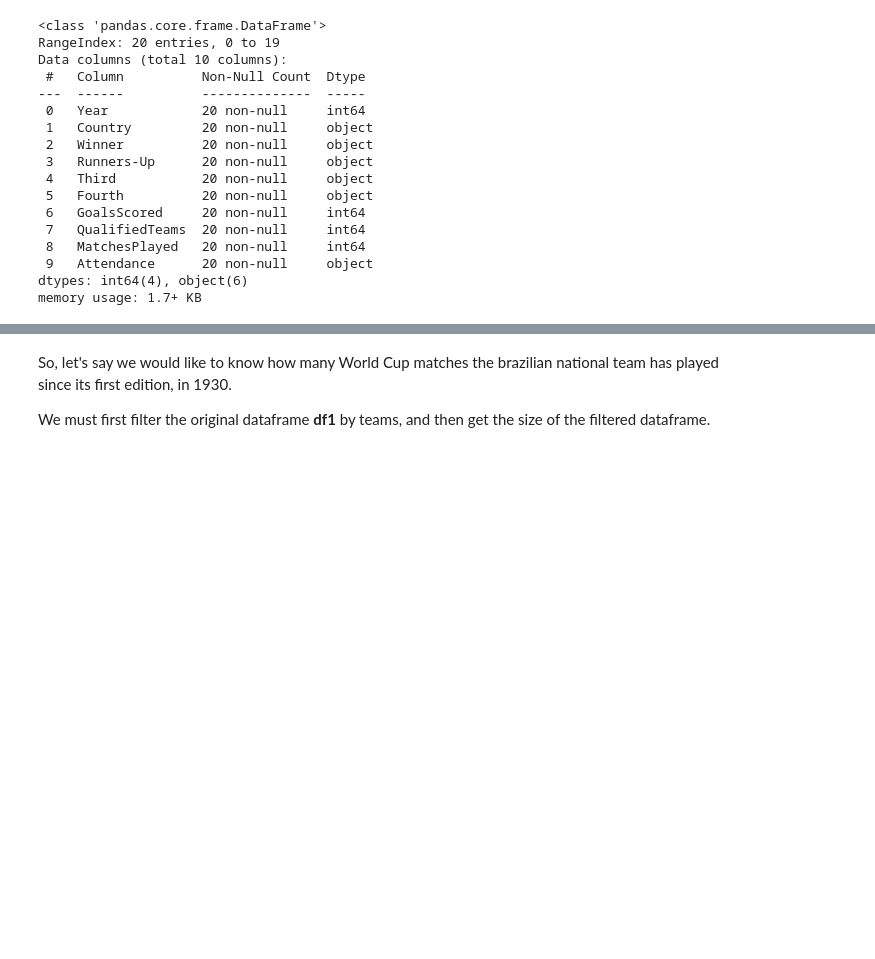
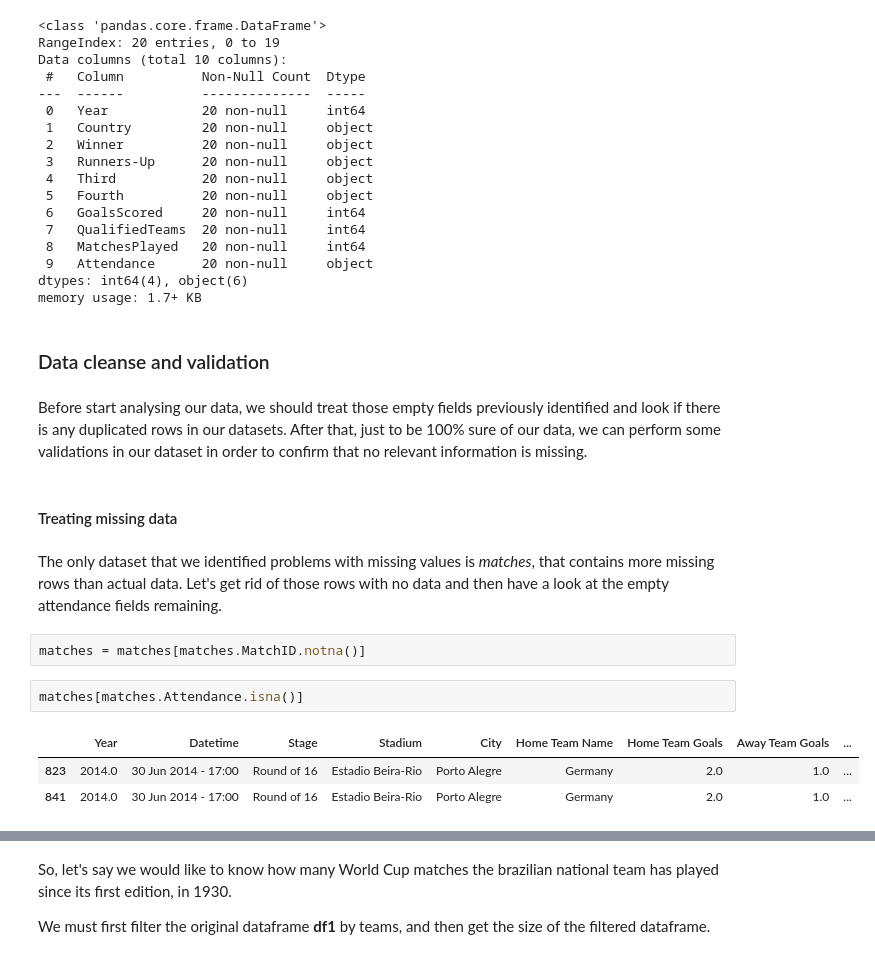
Before and after one commit to gnegrelli/paul_the_octopus, a Jupyter notebook: paul_the_octopus.ipynb, the cells around one changed output, grey strips where cells are left out. Saved outputs shown, nothing was run; the diff lists cells and outputs as text; blank space fills up the shorter version.

```diff
--- a/paul_the_octopus.ipynb
+++ b/paul_the_octopus.ipynb
@@ -126,3 +128,19 @@ Data columns (total 10 columns):
  9   Attendance      20 non-null     object
 dtypes: int64(4), object(6)
 memory usage: 1.7+ KB
+# %% [markdown]
+### Data cleanse and validation
+# %% [markdown]
+Before start analysing our data, we should treat those empty fields previously identified and look if there is any duplicated rows in our datasets. After that, just to be 100% sure of our data, we can perform some validations in our dataset in order to confirm that no relevant information is missing.
+# %% [markdown]
+#### Treating missing data
+# %% [markdown]
+The only dataset that we identified problems with missing values is _matches_, that contains more missing rows than actual data. Let's get rid of those rows with no data and then have a look at the empty attendance fields remaining.
+# %%
+matches = matches[matches.MatchID.notna()]
+# %%
+matches[matches.Attendance.isna()]
+# %% [output]
+|  | Year | Datetime | Stage | Stadium | City | Home Team Name | Home Team Goals | Away Team Goals | ... |
+| 823 | 2014.0 | 30 Jun 2014 - 17:00 | Round of 16 | Estadio Beira-Rio | Porto Alegre | Germany | 2.0 | 1.0 | ... |
+| 841 | 2014.0 | 30 Jun 2014 - 17:00 | Round of 16 | Estadio Beira-Rio | Porto Alegre | Germany | 2.0 | 1.0 | ... |
```
Also changed, not shown: parts of 10 cells of this notebook.
